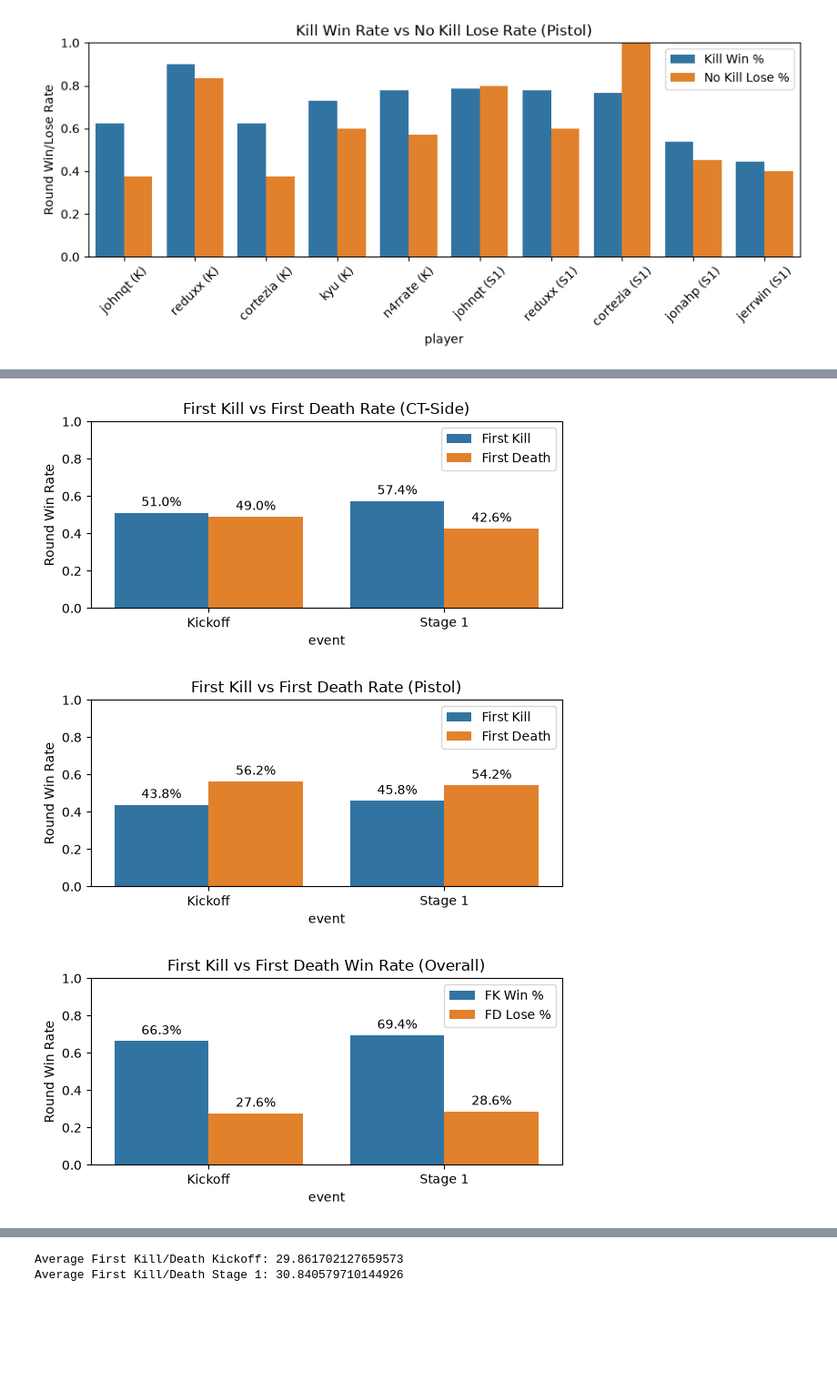
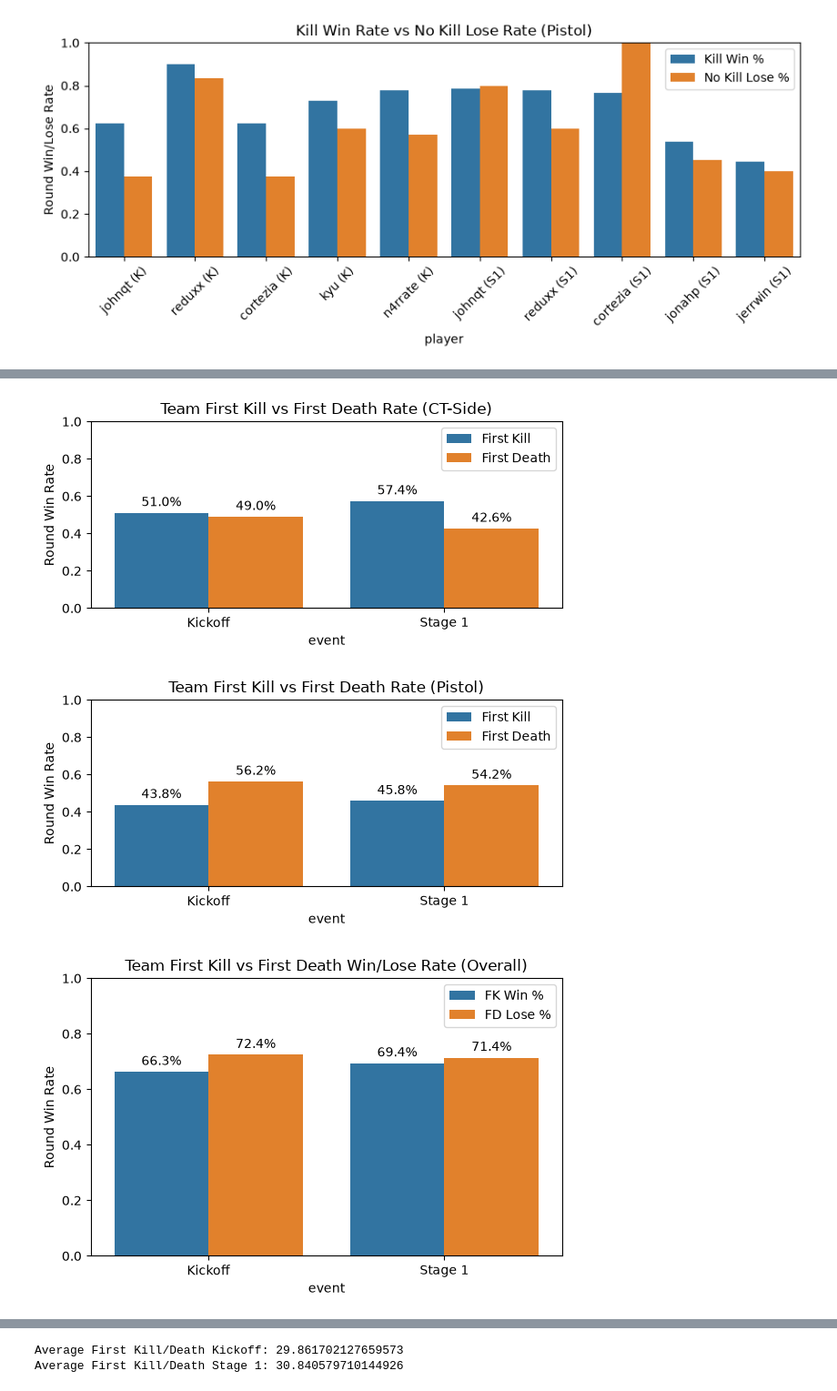
Before and after one commit to reeantran/sentinels_data_analysis, a Jupyter notebook: analysis.ipynb, the cells around one changed output, grey strips where cells are left out. Shown at 91% size. Saved outputs shown, nothing was run; the diff lists cells and outputs as text; code cells hidden in the pictures; blank space fills up the shorter version.

```diff
--- a/analysis.ipynb
+++ b/analysis.ipynb
@@ -690,13 +690,13 @@ for container in ax.containers:
     labels = [f'{v.get_height()*100:.1f}%' for v in container]
     ax.bar_label(container, labels=labels, padding=3)
 plt.ylabel('Round Win Rate')
-plt.title('First Kill vs First Death Rate (CT-Side)')
+plt.title('Team First Kill vs First Death Rate (CT-Side)')
 plt.ylim(0, 1)
 plt.legend()
 plt.tight_layout()
 plt.show()
 # %% [output]
-[figure, old version]
+[figure, new version]
 # %%
 p_adv_k = pistols_k.dropna(subset=['fk_player'])
 p_adv_s1 = pistols_s1.dropna(subset=['fk_player'])
@@ -720,38 +720,38 @@ for container in ax.containers:
     labels = [f'{v.get_height()*100:.1f}%' for v in container]
     ax.bar_label(container, labels=labels, padding=3)
 plt.ylabel('Round Win Rate')
-plt.title('First Kill vs First Death Rate (Pistol)')
+plt.title('Team First Kill vs First Death Rate (Pistol)')
 plt.ylim(0, 1)
 plt.legend()
 plt.tight_layout()
 plt.show()
 # %% [output]
-[figure, old version]
+[figure, new version]
 # %%
 adv_k_wr = adv_k['round_win'].mean()
 adv_s1_wr = adv_s1['round_win'].mean()
-disadv_k_wr = disadv_k['round_win'].mean()
-disadv_s1_wr = disadv_s1['round_win'].mean()
+disadv_k_lr = 1 - disadv_k['round_win'].mean()
+disadv_s1_lr = 1 - disadv_s1['round_win'].mean()
 
 plot_df = pd.DataFrame({
     'event': ['Kickoff', 'Kickoff', 'Stage 1', 'Stage 1'],
     'side': ['FK Win %', 'FD Lose %', 'FK Win %', 'FD Lose %'],
-    'win_rate': [adv_k_wr, disadv_k_wr, adv_s1_wr, disadv_s1_wr]
+    'win_rate': [adv_k_wr, disadv_k_lr, adv_s1_wr, disadv_s1_lr]
 })
 
-plt.figure(figsize=(6, 3))
+plt.figure(figsize=(6, 4))
 ax = sns.barplot(data=plot_df, x='event', y='win_rate', hue='side')
 for container in ax.containers:
     labels = [f'{v.get_height()*100:.1f}%' for v in container]
     ax.bar_label(container, labels=labels, padding=3)
 plt.ylabel('Round Win Rate')
-plt.title('First Kill vs First Death Win Rate (Overall)')
+plt.title('Team First Kill vs First Death Win/Lose Rate (Overall)')
 plt.ylim(0, 1)
 plt.legend()
 plt.tight_layout()
 plt.show()
 # %% [output]
-[figure, old version]
+[figure, new version]
 # %%
 t_adv_k_wr = t_adv_k['round_win'].mean()
 t_adv_s1_wr = t_adv_s1['round_win'].mean()
```
Also changed, not shown: parts of 13 cells of this notebook.
